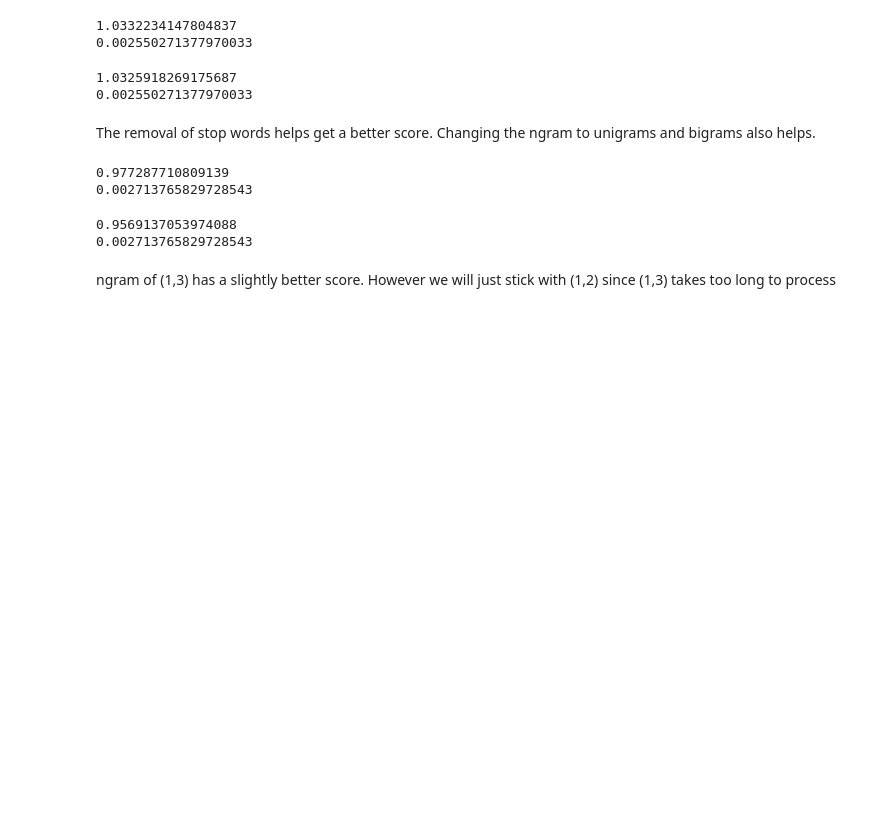
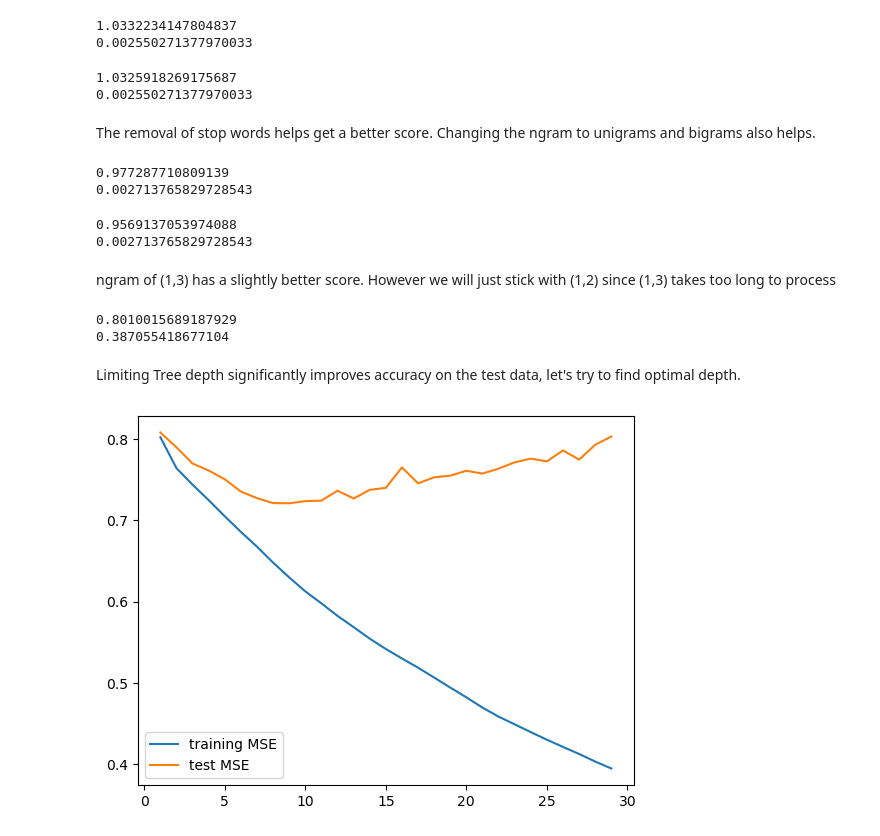
Before and after one commit to DerekLStudent/Anime_Descriptions_To_Ratings, a Jupyter notebook: Predicting_Anime_Rating_NB.ipynb, the cells around one changed output. Saved outputs shown, nothing was run; the diff lists cells and outputs as text; code cells hidden in the pictures; blank space fills up the shorter version.

Commit message:
Depth for minimum Test MSE ()Depth of 10

```diff
--- a/Predicting_Anime_Rating_NB.ipynb
+++ b/Predicting_Anime_Rating_NB.ipynb
@@ -216,3 +216,54 @@ print(mean_squared_error(y_train, y_train_pred))
 0.002713765829728543
 # %% [markdown]
 ngram of (1,3) has a slightly better score. However we will just stick with (1,2) since (1,3) takes too long to process
+# %%
+#with stop words & max_df 0.7 & ngram_range = (1,2)
+token = RegexpTokenizer(r'[a-zA-Z0-9]+')
+cv = CountVectorizer(lowercase=True,stop_words='english', max_df = 0.7, ngram_range = (1,2), tokenizer = token.tokenize)
+X= cv.fit_transform(df['synopsis'])
+X_train, X_test, y_train, y_test = train_test_split(X, y, test_size=0.3, random_state=1)
+
+tree_reg = DecisionTreeRegressor(max_depth=30)
+tree_reg.fit(X_train, y_train)
+
+y_test_pred = tree_reg.predict(X_test)
+
+y_train_pred = tree_reg.predict(X_train)
+
+print(mean_squared_error(y_test, y_test_pred))
+print(mean_squared_error(y_train, y_train_pred))
+# %% [output]
+0.8010015689187929
+0.387055418677104
+# %% [markdown]
+Limiting Tree depth significantly improves accuracy on the test data, let's try to find optimal depth.
+# %%
+depth = []
+training_MSE= []
+test_MSE = []
+for i in range(30):
+    if(i == 0):
+        pass
+    else:
+        #with stop words & max_df 0.7 & ngram_range = (1,2)
+        token = RegexpTokenizer(r'[a-zA-Z0-9]+')
+        cv = CountVectorizer(lowercase=True,stop_words='english', max_df = 0.7, ngram_range = (1,2), tokenizer = token.tokenize)
+        X= cv.fit_transform(df['synopsis'])
+        X_train, X_test, y_train, y_test = train_test_split(X, y, test_size=0.3, random_state=1)
+
+        tree_reg = DecisionTreeRegressor(max_depth=i)
+        tree_reg.fit(X_train, y_train)
+
+        y_test_pred = tree_reg.predict(X_test)
+
+        y_train_pred = tree_reg.predict(X_train)
+
+        training_MSE.append(mean_squared_error(y_train, y_train_pred))
+        test_MSE.append(mean_squared_error(y_test, y_test_pred))
+        depth.append(i)
+plt.plot(depth, training_MSE, label = "training MSE")
+plt.plot(depth, test_MSE, label = "test MSE")
+plt.legend()
+plt.show()
+# %% [output]
+[figure, added]
```
Also changed, not shown: parts of 3 cells of this notebook.
